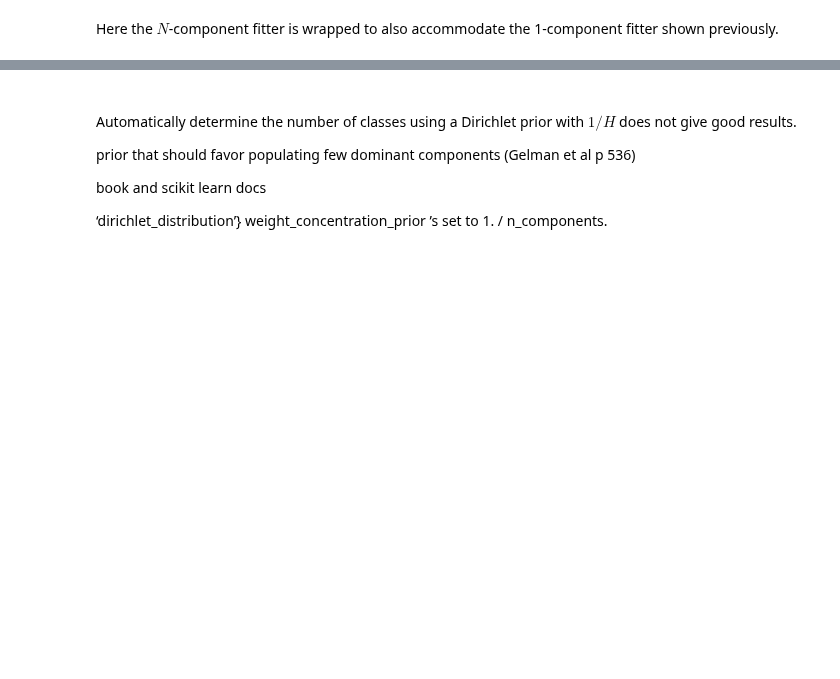
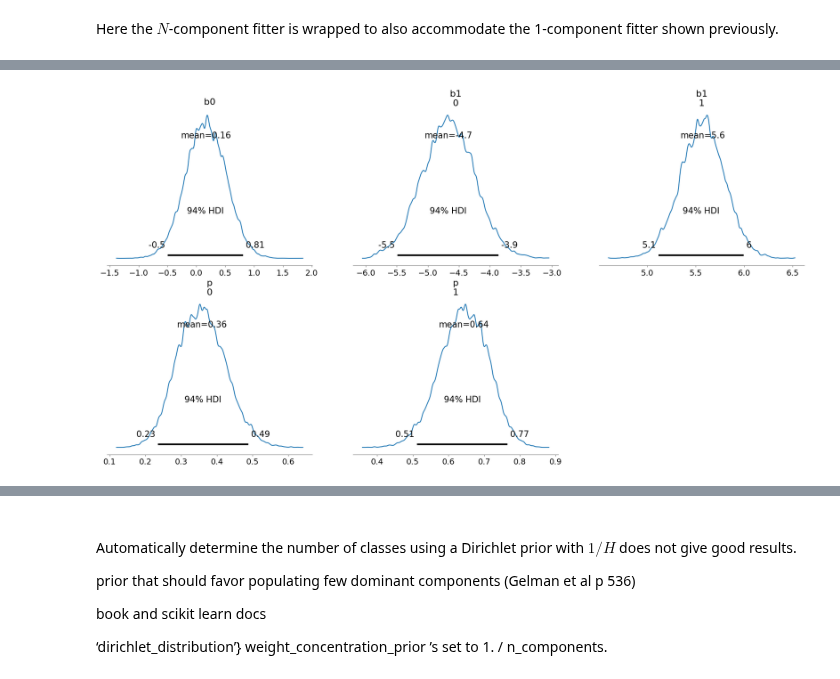
Before and after one commit to mrsonne/misc, a Jupyter notebook: regmix.ipynb, the cells around one changed output, grey strips where cells are left out. Cells and saved outputs as stored; diff of their text form; code cells hidden in the pictures; blank space fills up the shorter version.

```diff
--- a/regmix.ipynb
+++ b/regmix.ipynb
@@ -600,0 +588,11 @@ az.plot_posterior(
+# %%
+var_names = "b0", "b1", "p"
+ncmp = 2
+data2 = az.from_netcdf(TMP_PATH.joinpath(filename(ncmp, nsteps, ffc)))
+az.plot_posterior(
+    data2,
+    var_names=var_names,
+    point_estimate=point_estimate,
+);
+# %% [output]
+[figure, added]
```
Also changed, not shown: parts of 9 cells of this notebook.
